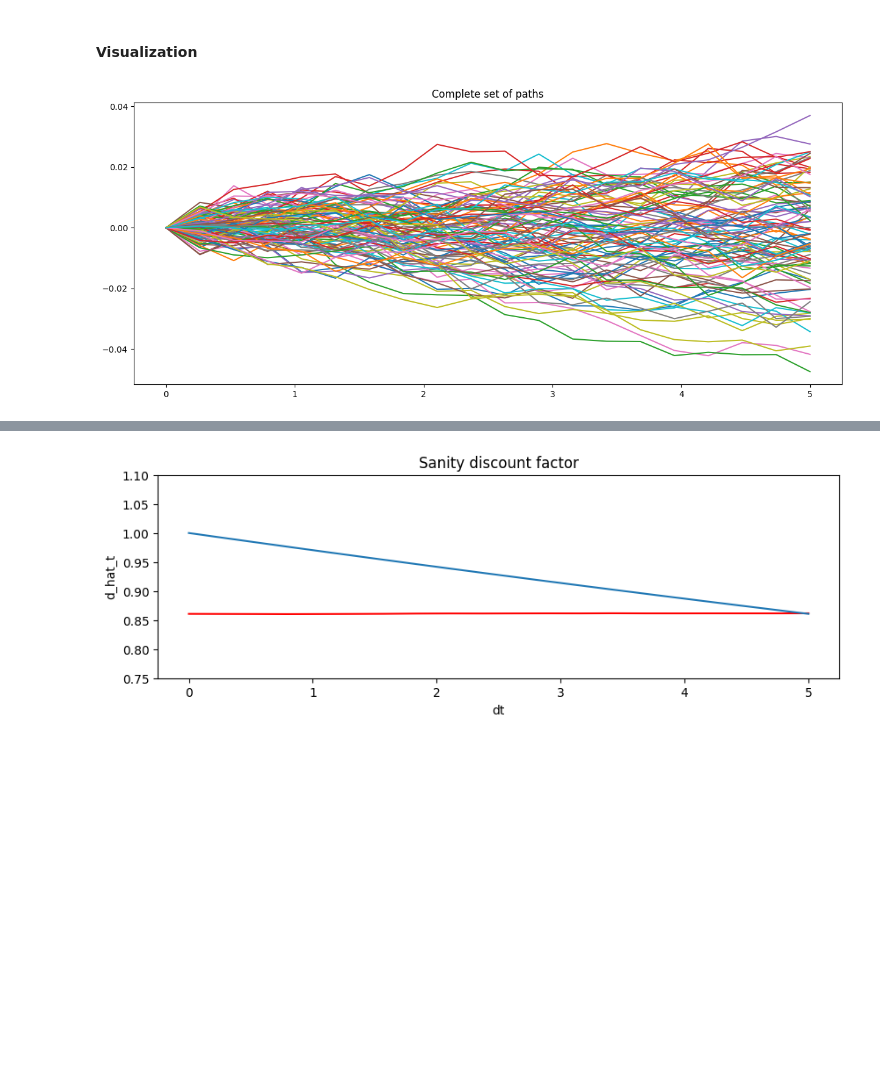
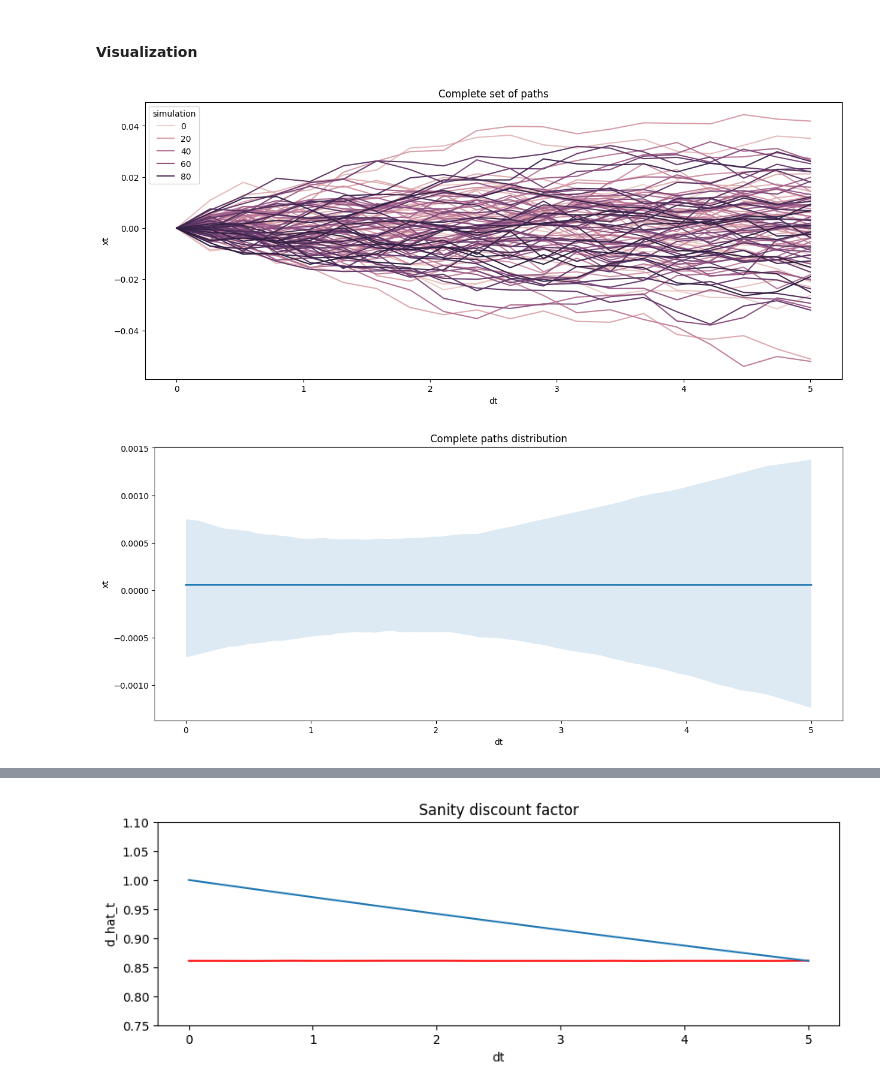
Before and after one commit to borjaf696/LGM_BFSDE, a Jupyter notebook: notebooks/simulation.ipynb, the cells around one changed output, grey strips where cells are left out. Cells and saved outputs as stored; diff of their text form; code cells hidden in the pictures; blank space fills up the shorter version.

```diff
--- a/notebooks/simulation.ipynb
+++ b/notebooks/simulation.ipynb
@@ -42,11 +53,16 @@ nsims = int(1e2)
 mc_paths, W = mcsimulator.simulate(nsims)
 mc_paths_flatten = mc_paths.flatten('C')
 deltaTs = np.linspace(0, T, N_steps)
+simulations = np.linspace(0, nsims - 1, nsims)
+simulations = np.int32(np.tile(simulations, N_steps))
 deltaTs = np.tile(deltaTs.reshape(N_steps, 1), nsims).flatten()
 df_x = pd.DataFrame(zip(
     deltaTs,
-    mc_paths_flatten
-), columns = ['dt', 'xt'])
+    mc_paths_flatten,
+    simulations
+), columns = ['dt',
+              'xt',
+              'simulation'])
 # %% [markdown]
 #### Visualization
 # %%
@@ -55,14 +71,18 @@ deltaTs = np.linspace(0, T, N_steps)
 # %%
 import matplotlib.pyplot as plt
 import seaborn as sns
 if nsims < 101:
     plt.figure(figsize = (15,6))
     plt.title('Complete set of paths')
-    for vect in mc_paths_transpose:
-        sns.lineplot(x = deltaTs, y = vect)
+    sns.lineplot(x = 'dt', y = 'xt', hue = 'simulation', data = df_x)
     plt.show()
+    plt.figure(figsize = (15,6))
+    plt.title('Complete paths distribution')
+    sns.regplot(x = 'dt', y = 'xt', data = df_x, scatter = False)
+    plt.show()
 # %% [output]
-[figure, old version]
+[figure, new version]
+[figure, added]
 # %% [markdown]
 #### Sanity with zero bond coupon
 
```
Also changed, not shown: parts of 19 cells of this notebook, 9 other files.
